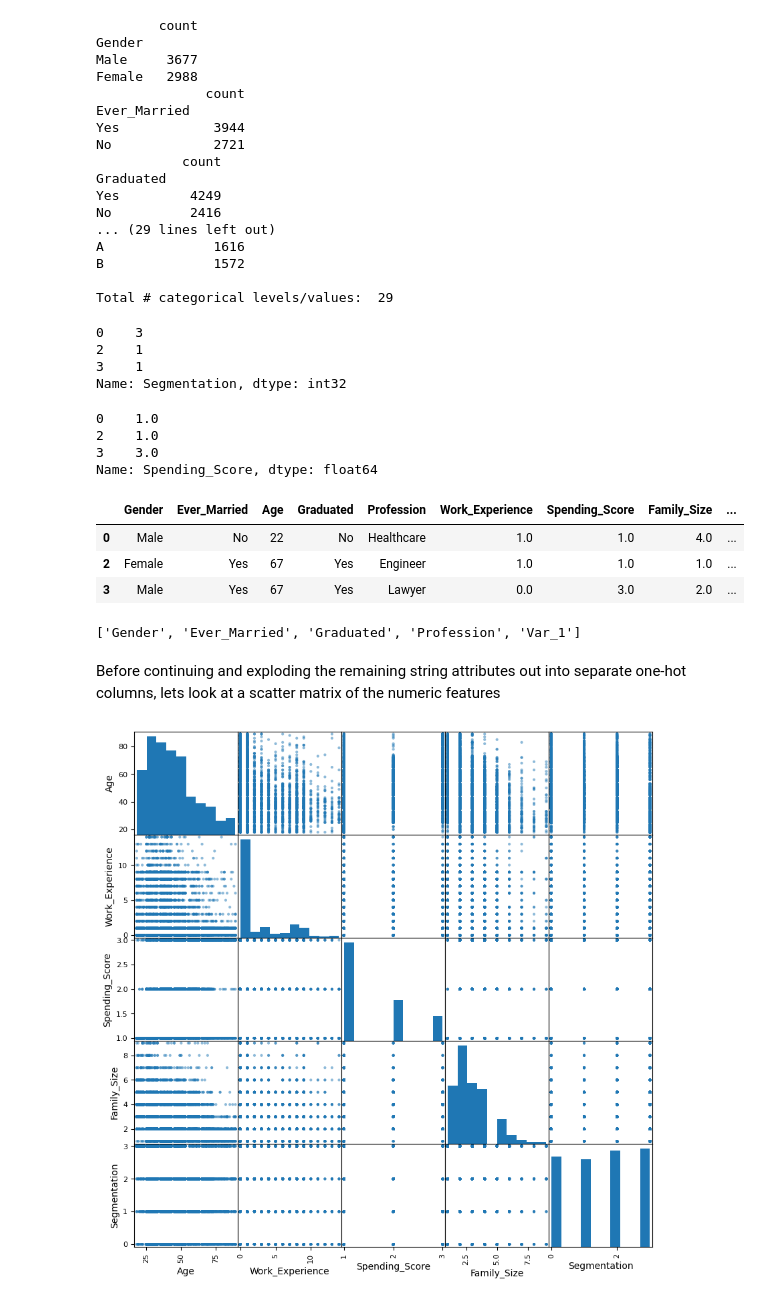
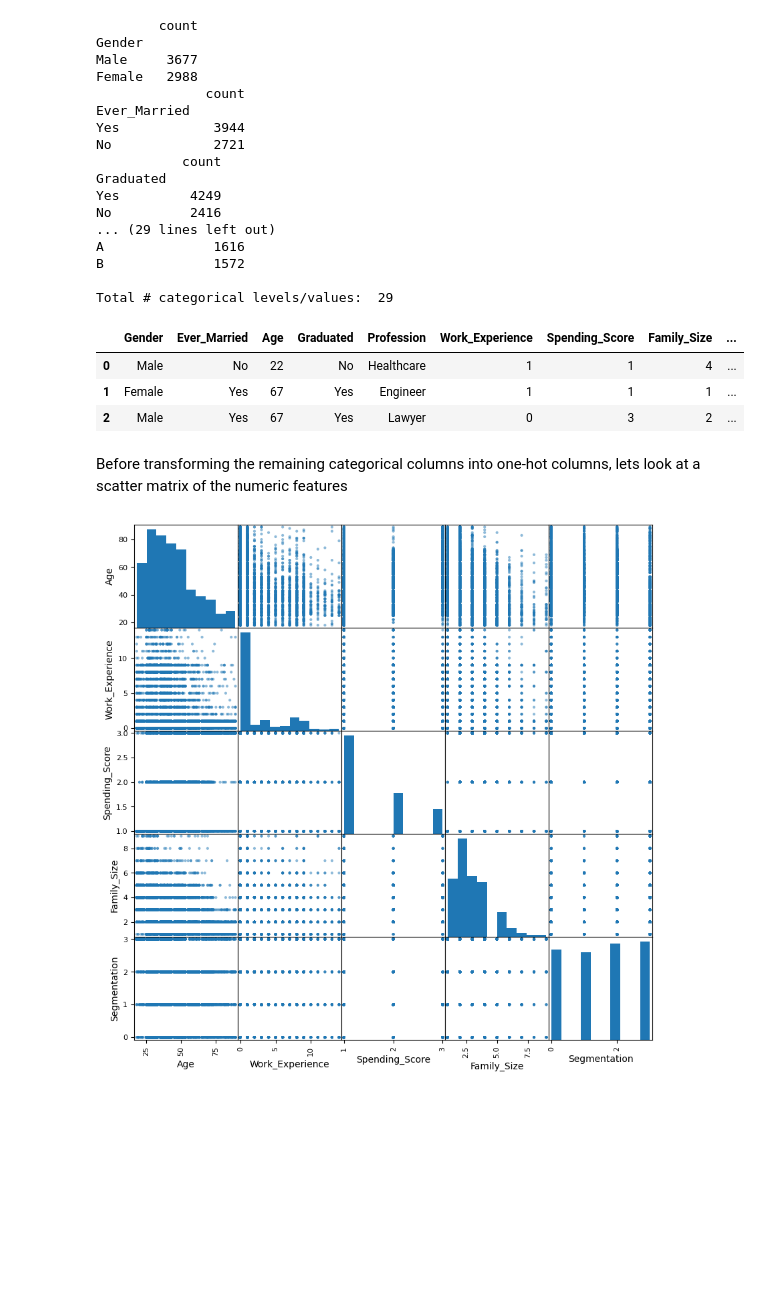
Before and after one commit to DomS1080/Data-Science, a Jupyter notebook: Projects/Customer/Customer.ipynb, the cells around one changed output. Saved outputs shown, nothing was run; the diff lists cells and outputs as text; code cells hidden in the pictures; blank space fills up the shorter version.

```diff
--- a/Projects/Customer/Customer.ipynb
+++ b/Projects/Customer/Customer.ipynb
@@ -165,0 +150,4 @@ Name: proportion, dtype: float64
+# %%
+#Convert float cols to int
+cust_train = cust_train.astype({'Work_Experience':int, 'Family_Size':int})
+cust_train.head(2)
@@ -212,37 +204,19 @@ enc_ord = OrdinalEncoder(categories=[['skip','Low','Average','High']])
  #OneHotEncoder for remaining categorical features
 enc_OneH = OneHotEncoder(sparse_output=False, dtype=int)
 # %%
-#Encode labels
-cust_train['Segmentation'] = enc_lab.fit_transform(cust_train['Segmentation'])
-cust_train['Segmentation'].head(3)
+cust_enc = cust_train.copy()
+
+ #Encode labels
+cust_enc['Segmentation'] = enc_lab.fit_transform(cust_enc['Segmentation'])
+ #Encode 'Spending_Score'
+cust_enc['Spending_Score'] = enc_ord.fit_transform(cust_enc[['Spending_Score']]).astype(int)
+
+cust_enc.head(3)
 # %% [output]
-0    3
-2    1
-3    1
-Name: Segmentation, dtype: int32
+|  | Gender | Ever_Married | Age | Graduated | Profession | Work_Experience | Spending_Score | Family_Size | ... |
+| 0 | Male | No | 22 | No | Healthcare | 1 | 1 | 4 | ... |
+| 1 | Female | Yes | 67 | Yes | Engineer | 1 | 1 | 1 | ... |
+| 2 | Male | Yes | 67 | Yes | Lawyer | 0 | 3 | 2 | ... |
-# %%
-#Encode 'Spending_Score'
-cust_train['Spending_Score'] = enc_ord.fit_transform(cust_train[['Spending_Score']])
-cust_train['Spending_Score'].head(3)
-# %% [output]
-0    1.0
-2    1.0
-3    3.0
-Name: Spending_Score, dtype: float64
-# %%
-#Confirm transformations
-cust_train.head(3)
-# %% [output]
-|  | Gender | Ever_Married | Age | Graduated | Profession | Work_Experience | Spending_Score | Family_Size | ... |
-| 0 | Male | No | 22 | No | Healthcare | 1.0 | 1.0 | 4.0 | ... |
-| 2 | Female | Yes | 67 | Yes | Engineer | 1.0 | 1.0 | 1.0 | ... |
-| 3 | Male | Yes | 67 | Yes | Lawyer | 0.0 | 3.0 | 2.0 | ... |
-# %%
-#Remaining categorical vars (not label or ordinal)
-cols_rem = [col for col in obj_cols_tr if col not in ['Spending_Score', 'Segmentation']]
-cols_rem
-# %% [output]
-['Gender', 'Ever_Married', 'Graduated', 'Profession', 'Var_1']
 # %% [markdown]
-Before continuing and exploding the remaining string attributes out into separate one-hot columns, lets look at a scatter matrix of the numeric features
+Before transforming the remaining categorical columns into one-hot columns, lets look at a scatter matrix of the numeric features
 # %%
```
Also changed, not shown: parts of 32 cells of this notebook.
